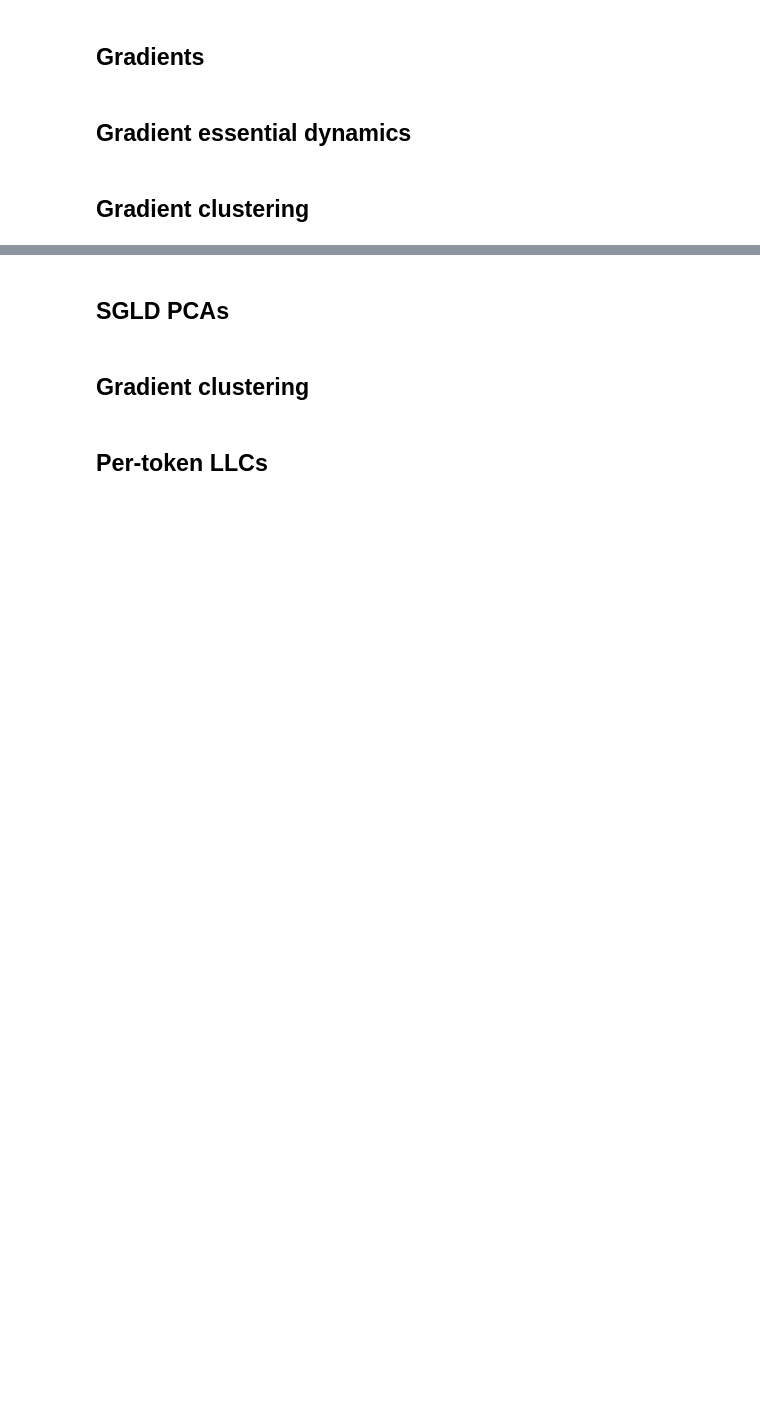
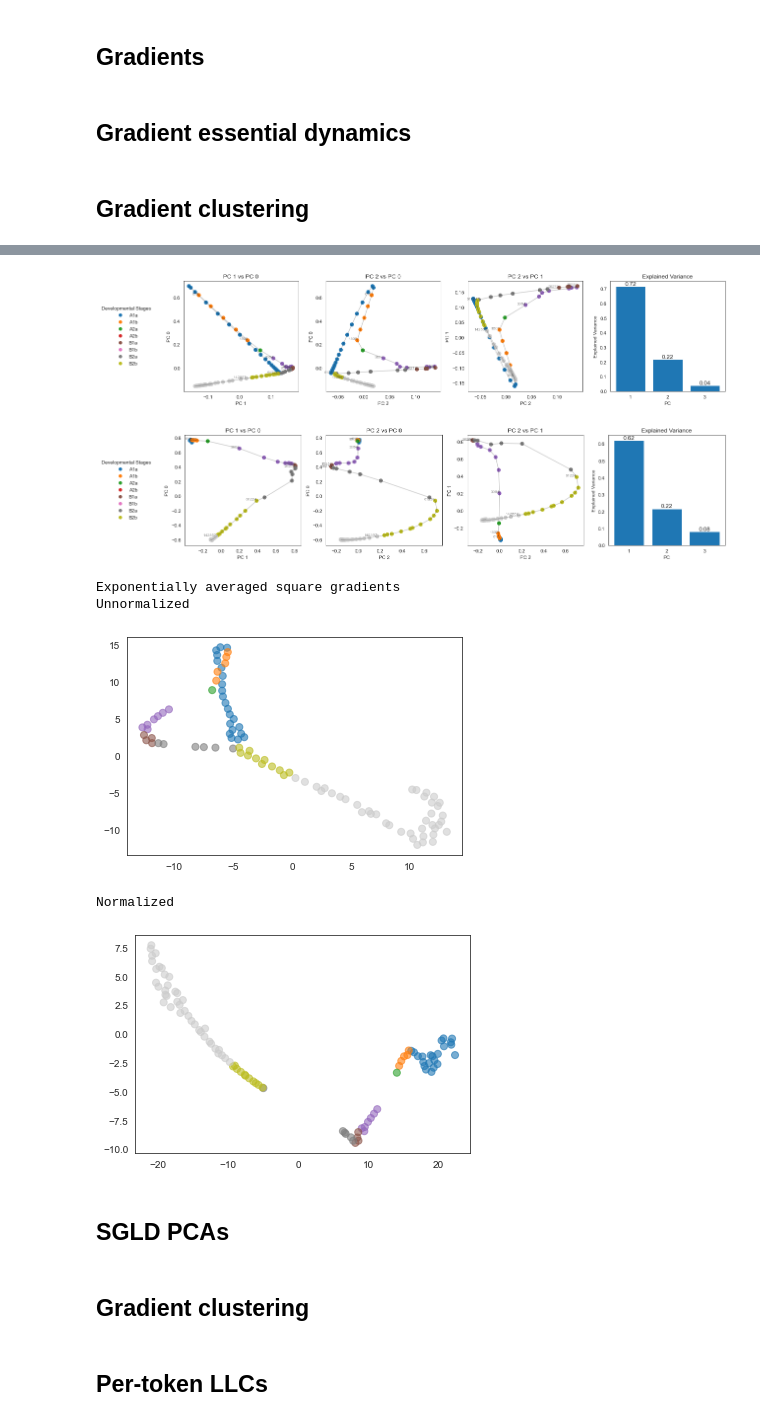
Before and after one commit to timaeus-research/icl, a Jupyter notebook: notebooks/m=inf.ipynb, the cells around one changed output, grey strips where cells are left out. Saved outputs shown, nothing was run; the diff lists cells and outputs as text; code cells hidden in the pictures; blank space fills up the shorter version.

```diff
--- a/notebooks/m=inf.ipynb
+++ b/notebooks/m=inf.ipynb
@@ -1142,39 +1164,51 @@ plot_multiple_slices(
     steps,
     exp_avg_grads_reduced[:, :3],
     pca_1,
-    highlight_steps,
+transitions,
+
     transitions_of_steps,
     connect_dots=True,
     save=None,
+    # cmap=transitions_cmap
 )
 
 plot_multiple_slices(
     steps,
     exp_avg_grads_reduced_normalized[:, :3],
     pca_2,
-    highlight_steps,
+transitions,
+
     transitions_of_steps,
     connect_dots=True,
     save=None,
+    # cmap=transitions_cmap,
 )
 
 plt.show()
 
 print("Exponentially averaged square gradients")
 print("Unnormalized")
 
 tsne = TSNE(n_components=2, perplexity=PERPLEXITY, n_iter=1000, random_state=0)
 exp_avg_grads_tsne = tsne.fit_transform(exp_avg_grads_reduced)
 
 plt.scatter(exp_avg_grads_tsne[:, 0], exp_avg_grads_tsne[:, 1], c=transitions_of_steps, cmap=custom_cmap, s=50, alpha=0.6)
 plt.show()
 
 print("Normalized")
 tsne_normalized = TSNE(n_components=2, perplexity=PERPLEXITY, n_iter=1000, random_state=0)
 exp_avg_grads_tsne_normalized = tsne.fit_transform(exp_avg_grads_reduced_normalized)
 
 plt.scatter(exp_avg_grads_tsne_normalized[:, 0], exp_avg_grads_tsne_normalized[:, 1], c=transitions_of_steps, cmap=custom_cmap, s=50, alpha=0.6)
 plt.show()
+# %% [output]
+[figure, added]
+[figure, added]
+Exponentially averaged square gradients
+Unnormalized
+[figure, added]
+Normalized
+[figure, added]
 # %%
 
 tsne = TSNE(n_components=2, perplexity=30, n_iter=1000, random_state=0)
```
Also changed, not shown: parts of 45 cells of this notebook, 2 other files.
